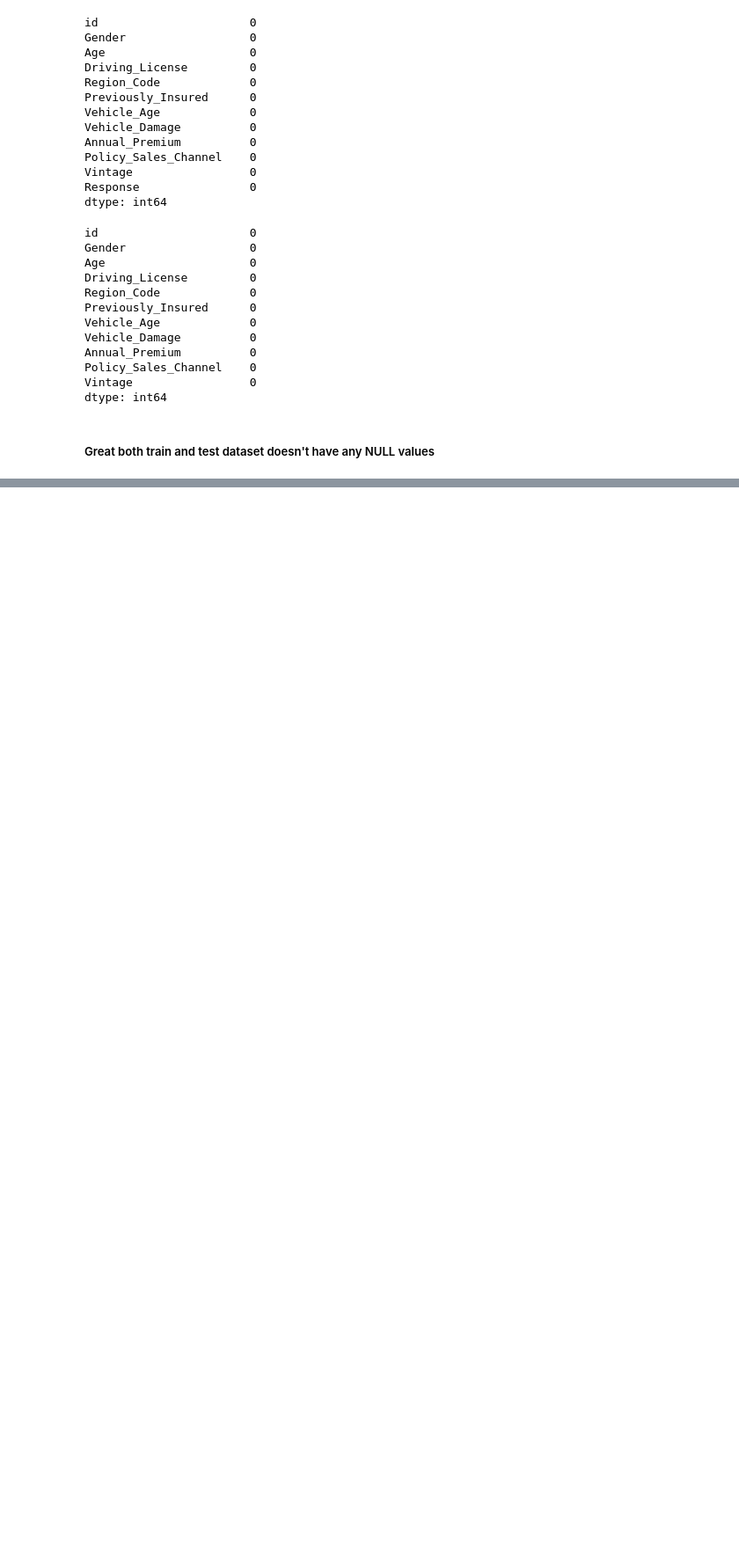
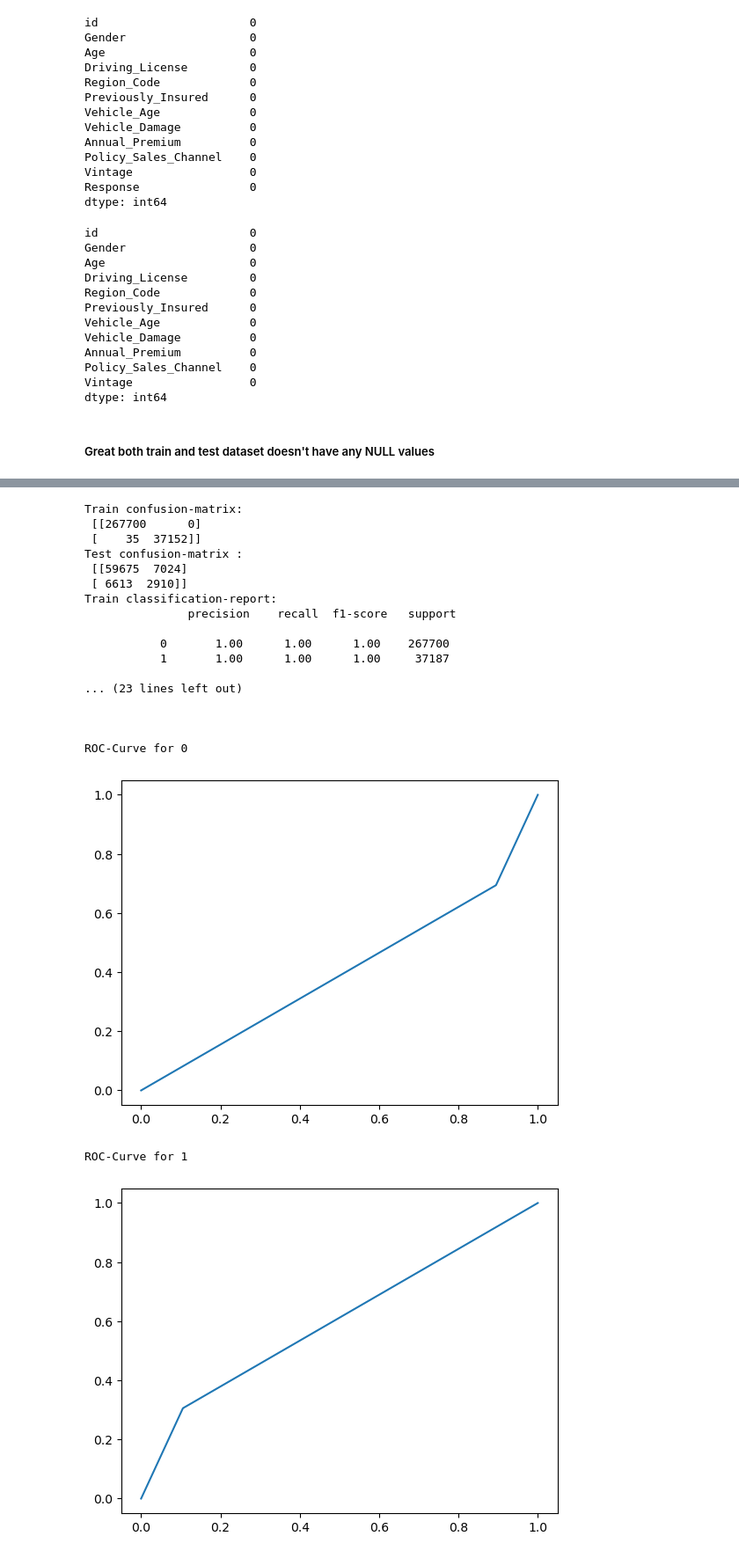
Before and after one commit to BalamuruganDE/DataScience, a Jupyter notebook: MachineLearning/Hackathon_30Nov2024/Cross-sell-Prediction.ipynb, the cells around one changed output, grey strips where cells are left out. Shown at 88% size. Saved outputs shown, nothing was run; the diff lists cells and outputs as text; code cells hidden in the pictures; blank space fills up the shorter version.

```diff
--- a/MachineLearning/Hackathon_30Nov2024/Cross-sell-Prediction.ipynb
+++ b/MachineLearning/Hackathon_30Nov2024/Cross-sell-Prediction.ipynb
@@ -160,0 +655,30 @@ dtype: int64
+# %%
+%%time
+mymodel = DecisionTreeClassifier()
+model_pipeline = Pipeline(steps=[
+    ('preprocess',preprocess), # preprocessing
+    ('mlmodel',mymodel) #ML-Modeling - the will be taken from the variable mymodel
+    ])
+# print(model_pipeline)
+model_eval(train_X,val_X,train_y,val_y,model_pipeline)
+# %% [output]
+Train confusion-matrix:
+ [[267700      0]
+ [    35  37152]]
+Test confusion-matrix :
+ [[59675  7024]
+ [ 6613  2910]]
+Train classification-report:
+               precision    recall  f1-score   support
+
+           0       1.00      1.00      1.00    267700
+           1       1.00      1.00      1.00     37187
+
+... (23 lines left out)
+
+
+
+ROC-Curve for 0
+[figure, added]
+ROC-Curve for 1
+[figure, added]
```
Also changed, not shown: parts of 98 cells of this notebook, 5 other files.
